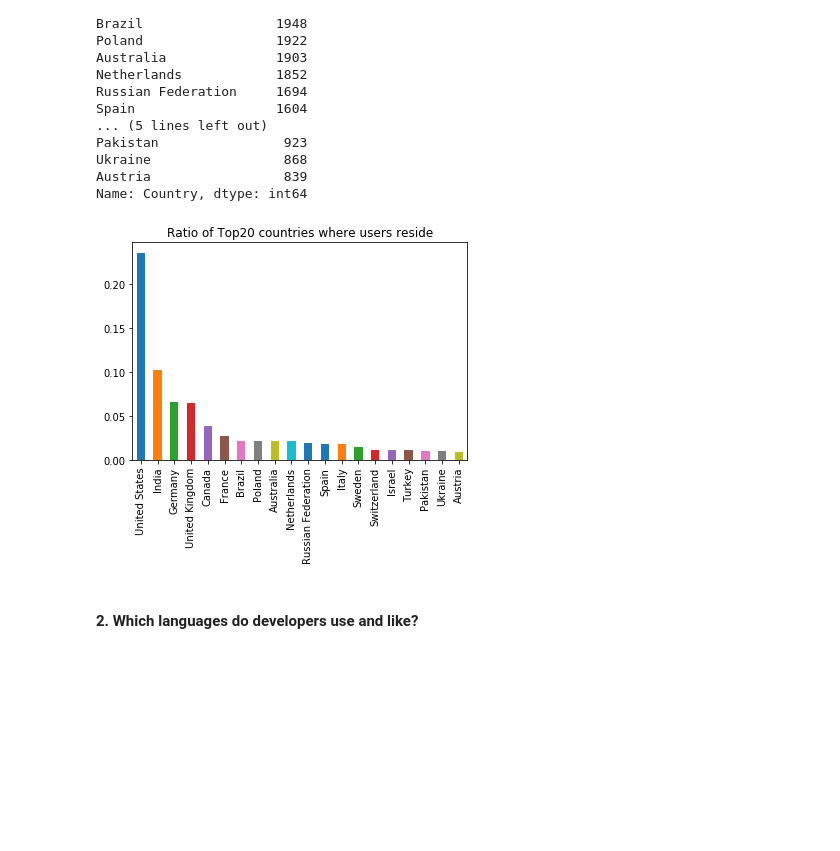
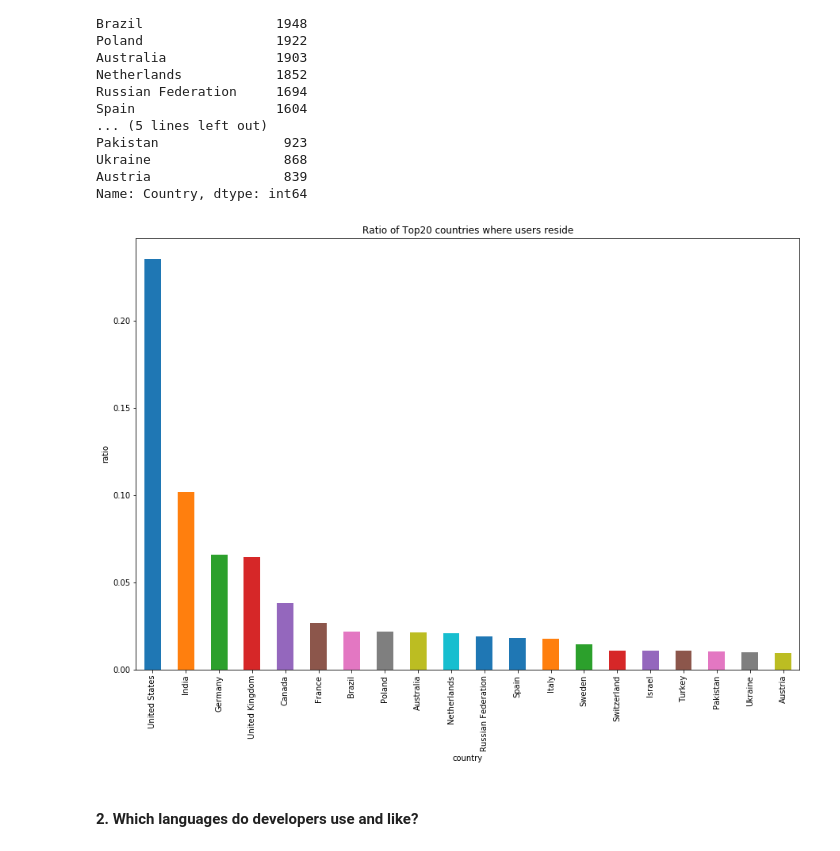
Before and after one commit to baekspace88/udacity-DS, a Jupyter notebook: Some findings from Stack Overflow Data 2019.ipynb, the cells around one changed output. Cells and saved outputs as stored; diff of their text form; code cells hidden in the pictures; blank space fills up the shorter version.

Commit message:
Add graphs

```diff
--- a/Some findings from Stack Overflow Data 2019.ipynb
+++ b/Some findings from Stack Overflow Data 2019.ipynb
@@ -58,10 +58,13 @@ Ukraine                 868
 Austria                 839
 Name: Country, dtype: int64
 # %%
-(country_vals[:20]/df.shape[0]).plot(kind="bar");
-plt.title("Ratio of Top20 countries where users reside");
+(country_vals[:20]/df.shape[0]).plot(kind="bar", figsize=(15, 10));
+plt.title("Ratio of Top20 countries where users reside")
+plt.xlabel('country')
+plt.ylabel('ratio')
+plt.savefig('Ratio of Top20 countries where users reside.png');
 # %% [output]
-[figure, old version]
+[figure, new version]
 # %% [markdown]
 #### 2. Which languages do developers use and like?
 # %%
```
Also changed, not shown: parts of 4 cells of this notebook, 8 other files.
